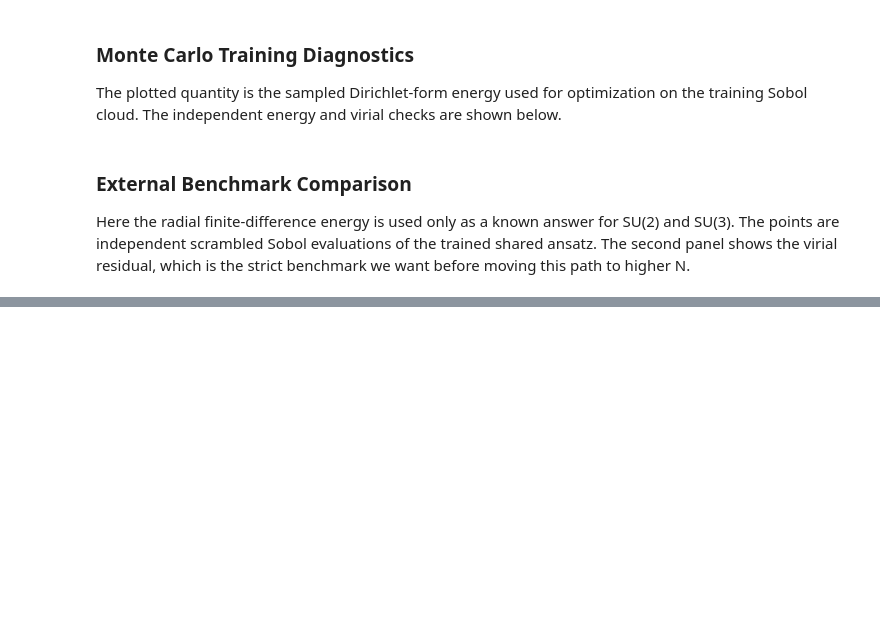
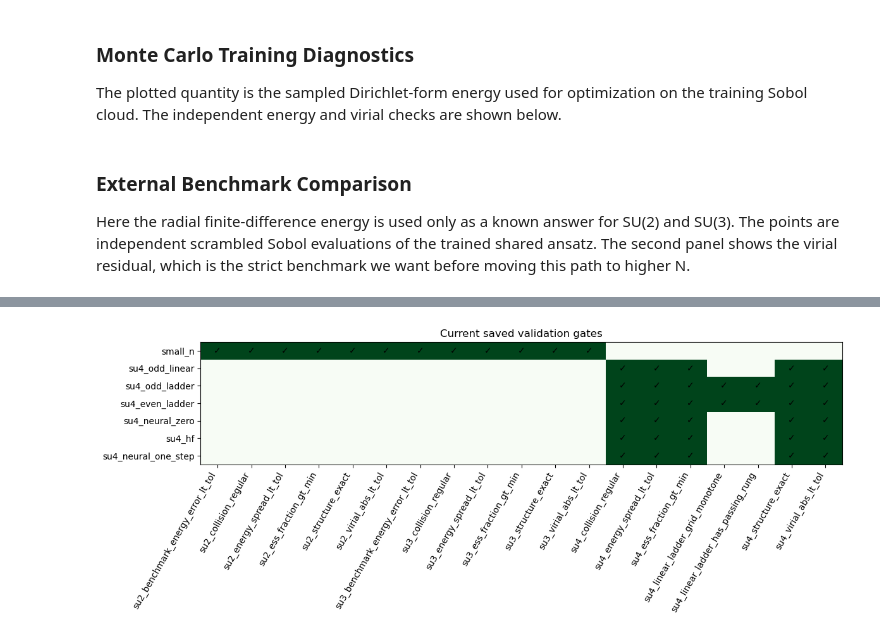
Before and after one commit to Sam-2727/Adjoint-QM, a Jupyter notebook: notebooks/su2_adjoint_ground_state.ipynb, the cells around one changed output, grey strips where cells are left out. Saved outputs shown, nothing was run; the diff lists cells and outputs as text; code cells hidden in the pictures; blank space fills up the shorter version.

```diff
--- a/notebooks/su2_adjoint_ground_state.ipynb
+++ b/notebooks/su2_adjoint_ground_state.ipynb
@@ -631,0 +709,26 @@ plt.show()
+# %%
+gate_names = sorted({
+    check
+    for payload in sun_current.values()
+    for check in payload["validation_summary"]["checks"]
+})
+run_names = list(sun_current)
+gate_matrix = [
+    [1 if sun_current[run]["validation_summary"]["checks"].get(gate, False) else 0 for gate in gate_names]
+    for run in run_names
+]
+
+fig, ax = plt.subplots(figsize=(12, 4.8))
+im = ax.imshow(gate_matrix, vmin=0, vmax=1, cmap="Greens", aspect="auto")
+ax.set_xticks(range(len(gate_names)), gate_names, rotation=60, ha="right")
+ax.set_yticks(range(len(run_names)), run_names)
+for row, run in enumerate(run_names):
+    for col, gate in enumerate(gate_names):
+        present = gate in sun_current[run]["validation_summary"]["checks"]
+        text = "✓" if gate_matrix[row][col] else ("×" if present else "")
+        ax.text(col, row, text, ha="center", va="center", fontsize=10)
+ax.set_title("Current saved validation gates")
+plt.tight_layout()
+plt.show()
+# %% [output]
+[figure, added]
```
Also changed, not shown: parts of 18 cells of this notebook, 45 other files.
